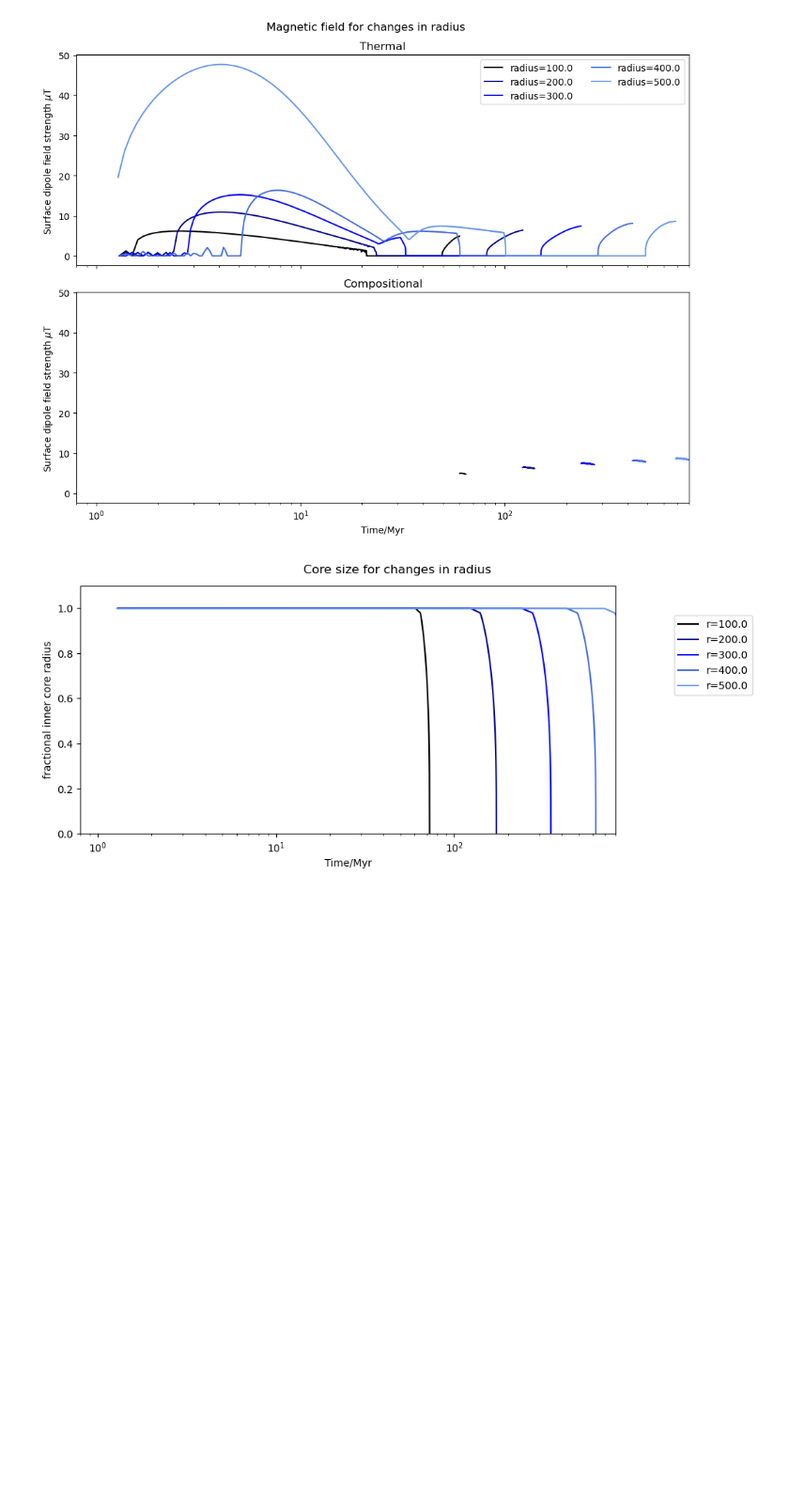
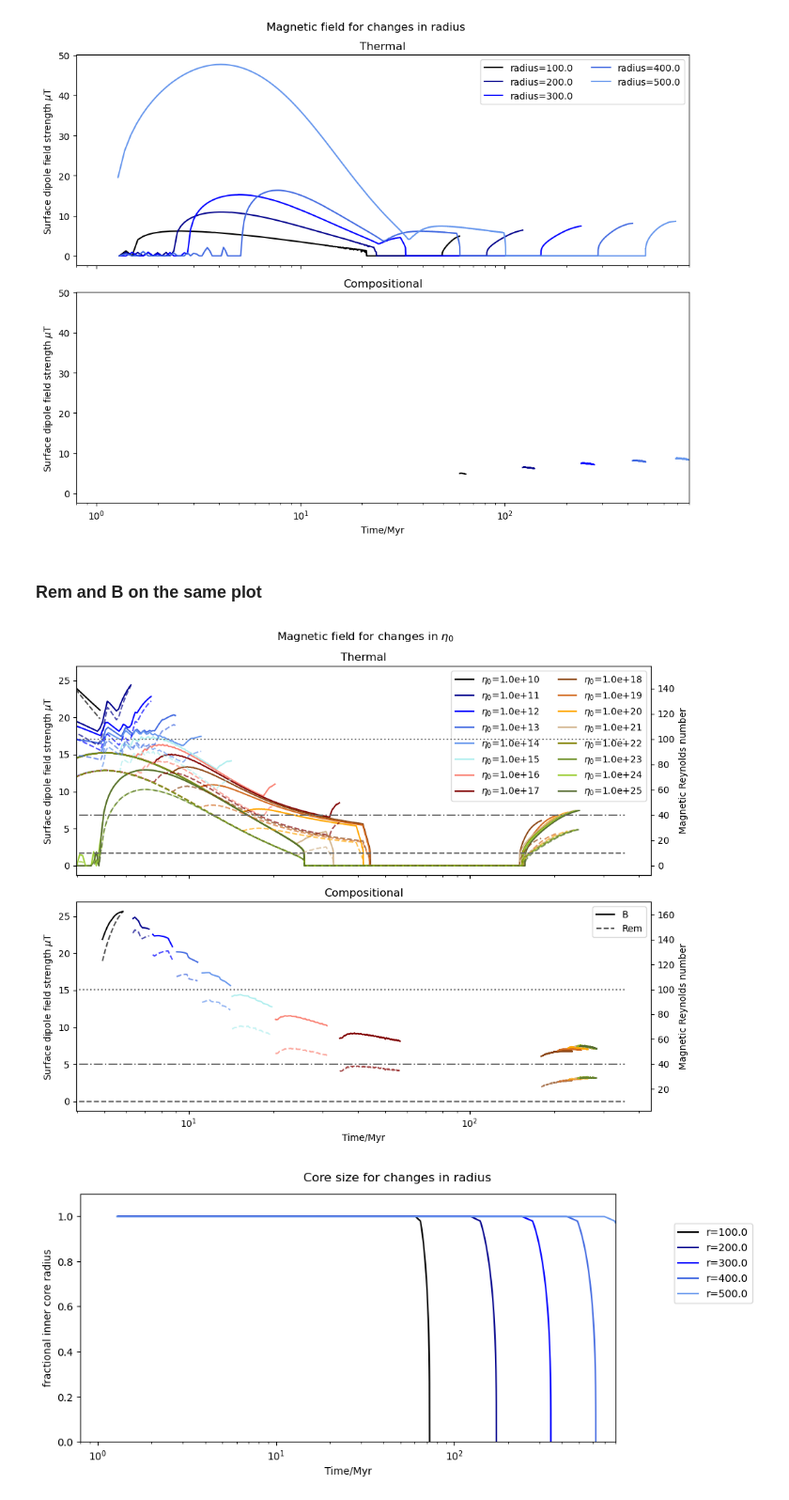
Before and after one commit to Hannah-RS/planetesimal-magnetic-history, a Jupyter notebook: Plotting_scripts/Single_var_comparison.ipynb, the cells around one changed output. Shown at 94% size. Cells and saved outputs as stored; diff of their text form; code cells hidden in the pictures; blank space fills up the shorter version.

Commit message:
Created combined B and Rem plot

```diff
--- a/Plotting_scripts/Single_var_comparison.ipynb
+++ b/Plotting_scripts/Single_var_comparison.ipynb
@@ -31,7 +31,7 @@ Myr = 365*24*3600*1e6 #number of s in Myr
 # %% [markdown]
 Choose your variable of interest
 # %%
-var = 'r'
+var = 'eta0'
 varlab = labels[var]
 logvar = False
 save = True
@@ -331,6 +331,69 @@ if save == True:
     plt.savefig(f'../Plots/{folder}B_{var}.png',dpi=450,bbox_inches='tight')
 # %% [output]
 [figure]
+# %% [markdown]
+### Rem and B on the same plot
+# %%
+fig, ax = plt.subplots(nrows=2,ncols=1,sharex='col',sharey=True,tight_layout=True,figsize=[10,8])
+fig.suptitle(f'Magnetic field for changes in {varlab}')
+ax2 = ax[0].twinx()
+ax3 = ax[1].twinx()
+
+for i in range(nrun):
+    run = int(minrun+i)
+    varval = var_data.loc[var_data['run']==run,var].values[0]
+    if var=='r':
+        varval = varval/1e3
+    #import data
+    npzfile = np.load(f'{path}run_{run}.npz')
+    therm = npzfile['therm'] # magnetic Reynolds number, Bfield and time [Myr] from thermal convection
+    comp = npzfile['comp'] # magnetic Reynolds number, Bfield and time [Myr] from compositional convection
+    Btherm = therm[1,:]/1e-6
+    Bcomp = comp[1,:]/1e-6
+    Rem_c = comp[0,:] #Thermo-compositional Rem (f<f0)
+    Rem_t = therm[0,:] #Thermal Rem
+    therm_t = therm[2,:]
+    comp_t = comp[2,:]
+
+    #Thermal plot
+    if var =='eta0':
+        ax[0].plot(therm_t,Btherm,color=colors[i],label=f'{varlab}={varval:.1e}')
+    else:
+        ax[0].plot(therm_t,Btherm,color=colors[i],label=f'{varlab}={varval}')
+    ax2.plot(therm_t,Rem_t,color=colors[i],linestyle='dashed',alpha=0.7)
+
+    #Compositional plot
+    if i == 0:
+        ln1 = ax[1].plot(comp_t[Rem_c!=0],Bcomp[Rem_c!=0],color=colors[i])
+        ln2 = ax3.plot(comp_t[Rem_c!=0],Rem_c[Rem_c!=0],color=colors[i],linestyle='dashed',alpha=0.7)
+    else:
+        ax[1].plot(comp_t[Rem_c!=0],Bcomp[Rem_c!=0],color=colors[i])
+        ax3.plot(comp_t[Rem_c!=0],Rem_c[Rem_c!=0],color=colors[i],linestyle='dashed',alpha=0.7)
+
+for i in range(2):
+    ax[i].set_ylabel('Surface dipole field strength $\\mu$T')
+ax2.set_ylabel('Magnetic Reynolds number')
+ax3.set_ylabel('Magnetic Reynolds number')
+
+#add horizontal lines
+ax2.hlines(10,xmin=0,xmax=comp_t[-1],color='dimgray',linestyle='--')
+ax2.hlines(40,xmin=0,xmax=comp_t[-1],color='dimgray',linestyle='-.')
+ax2.hlines(100,xmin=0,xmax=comp_t[-1],color='dimgray',linestyle='dotted')
+ax3.hlines(10,xmin=0,xmax=comp_t[-1],color='dimgray',linestyle='--')
+ax3.hlines(40,xmin=0,xmax=comp_t[-1],color='dimgray',linestyle='-.')
+ax3.hlines(100,xmin=0,xmax=comp_t[-1],color='dimgray',linestyle='dotted')
+
+ax[1].set_xlabel('Time/Myr')
+ax[0].legend(ncols=2)
+ax[1].legend(ln1+ln2,['B','Rem'])
+ax[1].set_xscale('log')
+ax[0].set_title('Thermal')
+ax[1].set_title('Compositional')
+
+if save == True:
+    plt.savefig(f'../Plots/{folder}BRem_{var}.png',dpi=450,bbox_inches='tight')
+# %% [output]
+[figure, added]
 # %%
 plt.figure(tight_layout=True,figsize=[10,8])
 plt.suptitle(f'Core size for changes in {varlab}')
```
